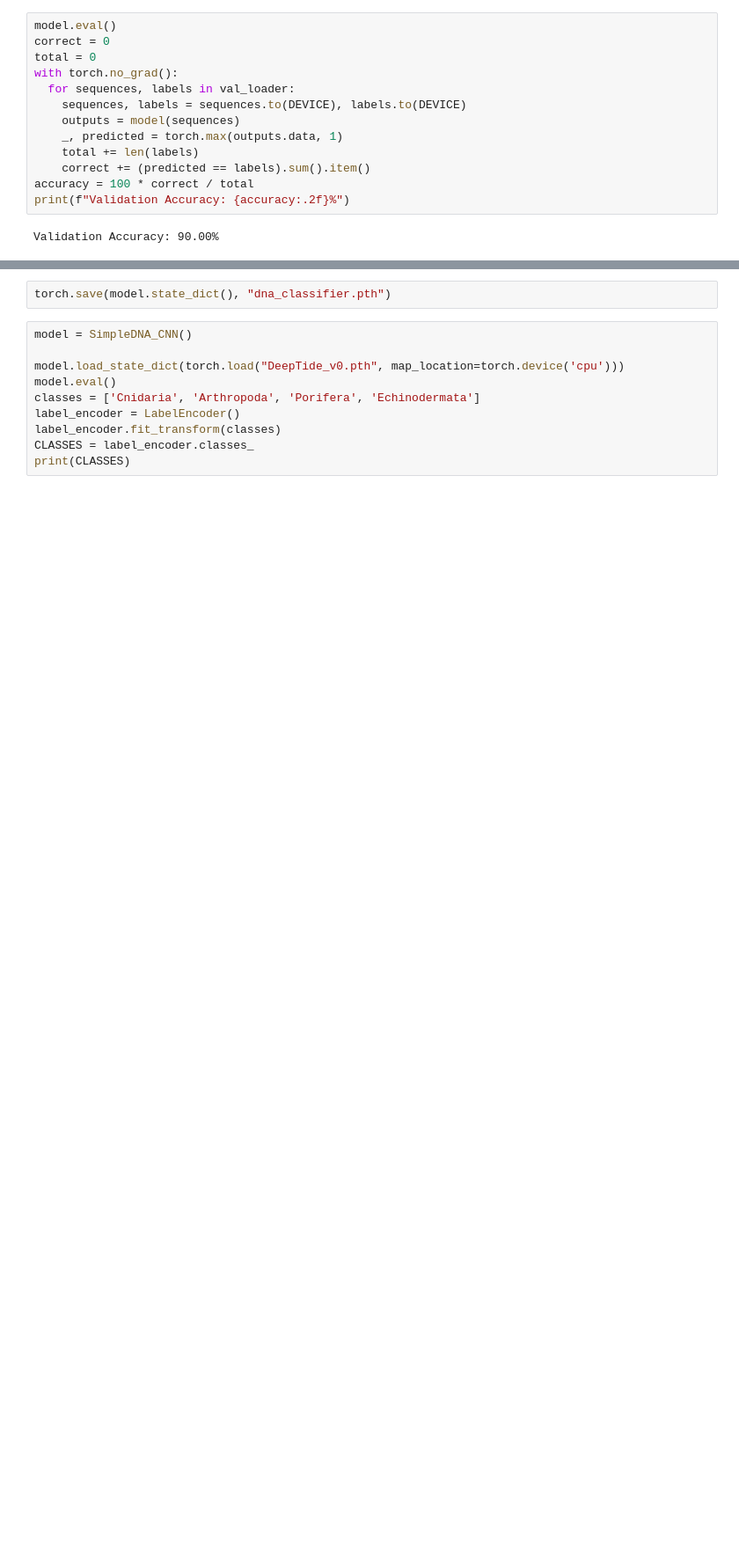
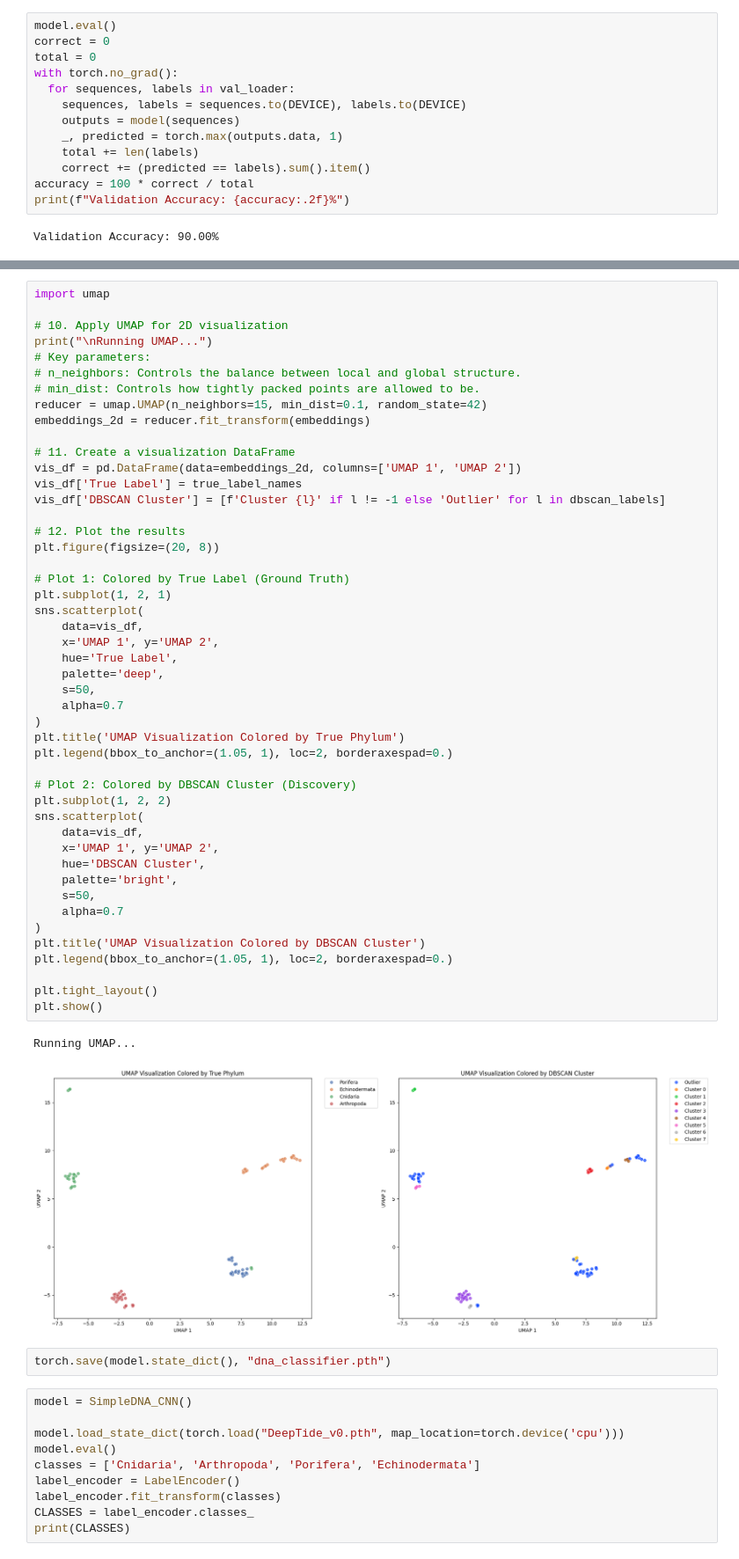
Before and after one commit to BerpyDerpy/DeepTide-ML, a Jupyter notebook: DeepTide_v0.ipynb, the cells around one changed output, grey strips where cells are left out. Shown at 88% size. Saved outputs shown, nothing was run; the diff lists cells and outputs as text; blank space fills up the shorter version.

```diff
--- a/DeepTide_v0.ipynb
+++ b/DeepTide_v0.ipynb
@@ -192,3 +425,53 @@ Validation Accuracy: 90.00%
+# %%
+import umap
+
+# 10. Apply UMAP for 2D visualization
+print("\nRunning UMAP...")
+# Key parameters:
+# n_neighbors: Controls the balance between local and global structure.
+# min_dist: Controls how tightly packed points are allowed to be.
+reducer = umap.UMAP(n_neighbors=15, min_dist=0.1, random_state=42)
+embeddings_2d = reducer.fit_transform(embeddings)
+
+# 11. Create a visualization DataFrame
+vis_df = pd.DataFrame(data=embeddings_2d, columns=['UMAP 1', 'UMAP 2'])
+vis_df['True Label'] = true_label_names
+vis_df['DBSCAN Cluster'] = [f'Cluster {l}' if l != -1 else 'Outlier' for l in dbscan_labels]
+
+# 12. Plot the results
+plt.figure(figsize=(20, 8))
+
+# Plot 1: Colored by True Label (Ground Truth)
+plt.subplot(1, 2, 1)
+sns.scatterplot(
+    data=vis_df,
+    x='UMAP 1', y='UMAP 2',
+    hue='True Label',
+    palette='deep',
+    s=50,
+    alpha=0.7
+)
+plt.title('UMAP Visualization Colored by True Phylum')
+plt.legend(bbox_to_anchor=(1.05, 1), loc=2, borderaxespad=0.)
+
+# Plot 2: Colored by DBSCAN Cluster (Discovery)
+plt.subplot(1, 2, 2)
+sns.scatterplot(
+    data=vis_df,
+    x='UMAP 1', y='UMAP 2',
+    hue='DBSCAN Cluster',
+    palette='bright',
+    s=50,
+    alpha=0.7
+)
+plt.title('UMAP Visualization Colored by DBSCAN Cluster')
+plt.legend(bbox_to_anchor=(1.05, 1), loc=2, borderaxespad=0.)
+
+plt.tight_layout()
+plt.show()
+# %% [output]
+Running UMAP...
+[figure, added]
 # %%
 torch.save(model.state_dict(), "dna_classifier.pth")
 # %%
```
Also changed, not shown: parts of 12 cells of this notebook.
